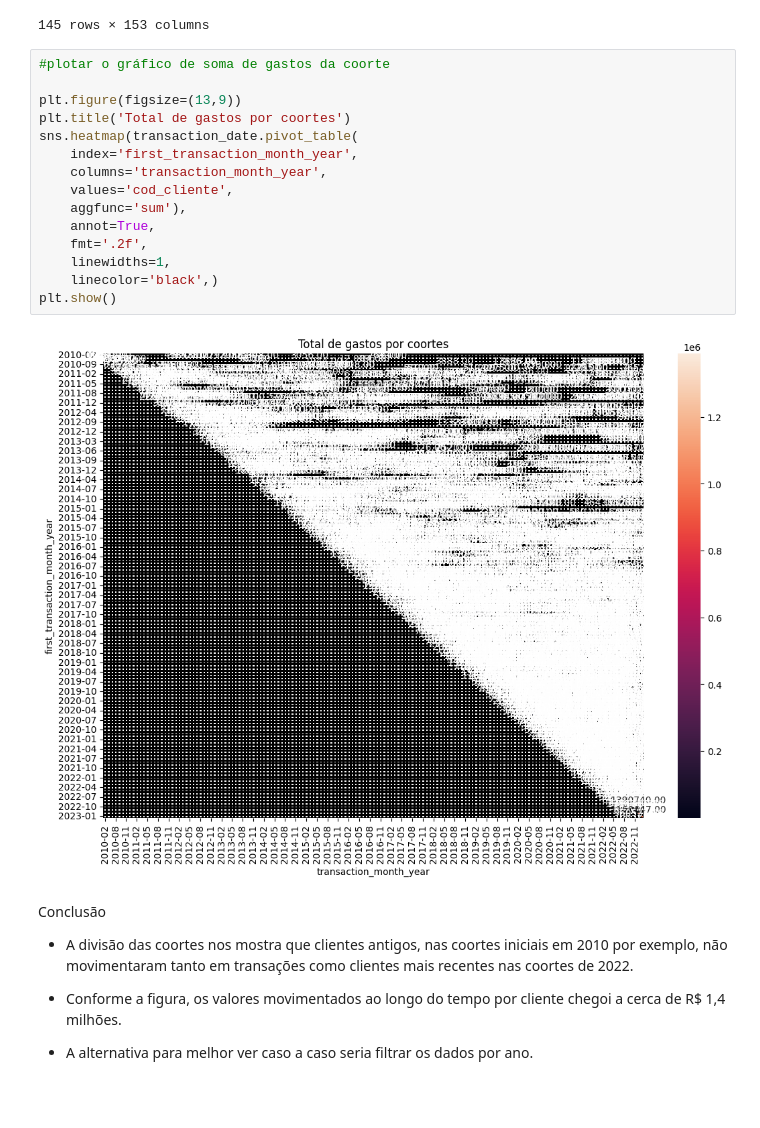
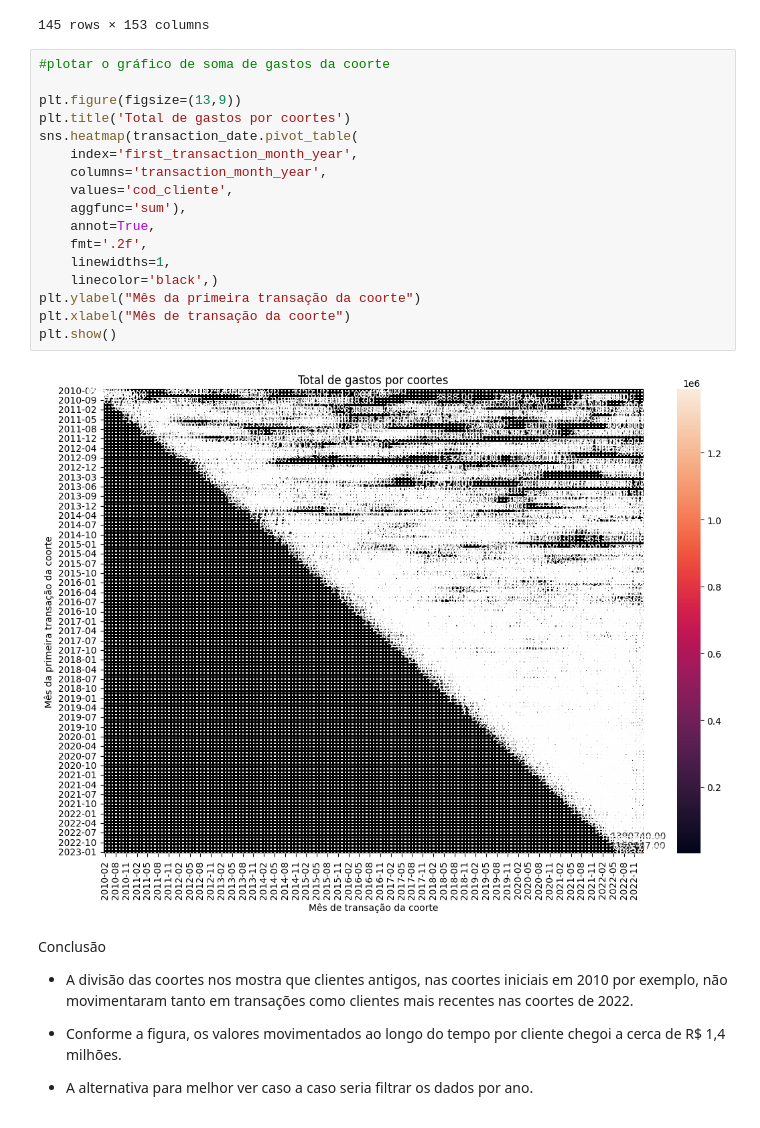
Before and after one commit to renanpan/Projeto_banco_KPI, a Jupyter notebook: lighthouse_DA_project.ipynb, the cells around one changed output. Cells and saved outputs as stored; diff of their text form.

```diff
--- a/lighthouse_DA_project.ipynb
+++ b/lighthouse_DA_project.ipynb
@@ -949,20 +1002,22 @@ transaction_date.pivot_table(
 # %%
 #plotar o gráfico de soma de gastos da coorte
 
 plt.figure(figsize=(13,9))
 plt.title('Total de gastos por coortes')
 sns.heatmap(transaction_date.pivot_table(
     index='first_transaction_month_year',
     columns='transaction_month_year',
     values='cod_cliente',
     aggfunc='sum'),
     annot=True,
     fmt='.2f',
     linewidths=1,
     linecolor='black',)
+plt.ylabel("Mês da primeira transação da coorte")
+plt.xlabel("Mês de transação da coorte")
 plt.show()
 # %% [output]
-[figure, old version]
+[figure, new version]
 # %% [markdown]
 Conclusão
 - A divisão das coortes nos mostra que clientes antigos, nas coortes iniciais em 2010 por exemplo, não movimentaram tanto em transações como clientes mais recentes nas coortes de 2022.
```
Also changed, not shown: parts of 28 cells of this notebook.
